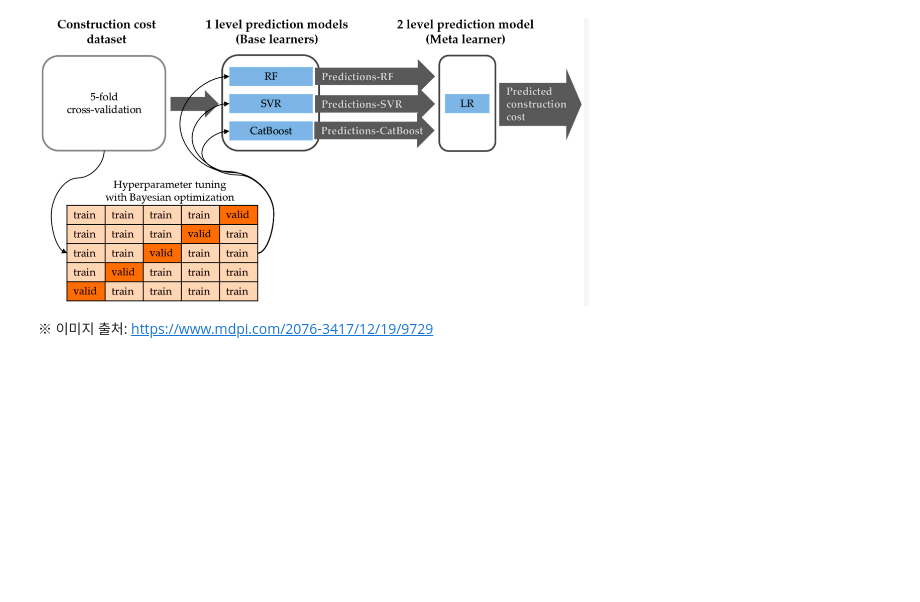
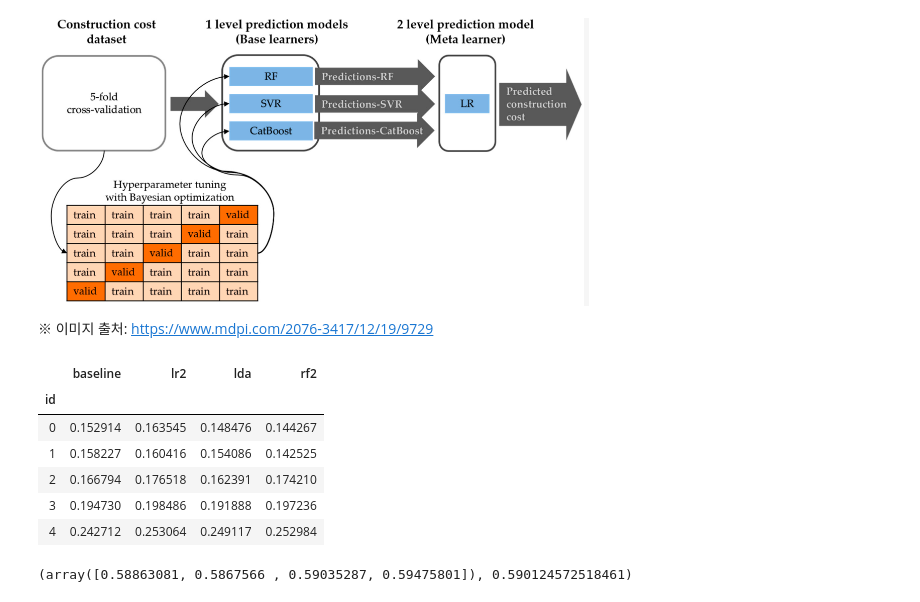
Before and after one commit to hulee1973/ds_lv3_2503_1, a Jupyter notebook: sec_ds_lv3_prob1_kaggle.ipynb, the cells around one changed output. Cells and saved outputs as stored; diff of their text form; code cells hidden in the pictures; blank space fills up the shorter version.

```diff
--- a/sec_ds_lv3_prob1_kaggle.ipynb
+++ b/sec_ds_lv3_prob1_kaggle.ipynb
@@ -445,21 +534,36 @@ model_list = [
 # %%
 # 1단계: Cross Validation 예측결과를 모아 메타 모델 학습을 위한 데이터셋을 만듭니다.
 
 # 메타 모델이 접하게되는 데이터는 1차 모델의 예측 결과 인데,
 # 일반화 성능을 높이려면 이 데이터의 분포가 학습하지 않았던 데이터의 분포와 비슷해야 합니다.
 # 학습에 사용되지 않았던 겹외셋의 예측 결과 사용하여,
 # 이렇게 데이터의 분포를 실제 예측시의 분포와 최대한 유사하게 해줍니다.
 from sklearn.model_selection import cross_val_predict
 
 model_list = [
     ('baseline', clf_lr), # LR + SFS
     ('lr2', clf_lr2), # LR.2: LR + feature PCA
     ('lda', clf_lda), # LDA
     ('rf2', clf_rf2), # RF + LDA
 ]
 
 # 메타모델 학습데이터의 입력을 만듭니다.
-# df_cv =
+df_cv = pd.concat([
+    pd.Series(
+        cross_val_predict(
+            clf, df_train[X_all], df_train['failure'], groups = df_train['product_code'], cv = gkf, method = 'predict_proba'
+        )[:, 1], index = df_train.index, name = name
+    ) for name, clf in model_list
+], axis = 1)
+df_cv.head()
+# %% [output]
+|  | baseline | lr2 | lda | rf2 |
+| id |  |  |  |  |
+| 0 | 0.152914 | 0.163545 | 0.148476 | 0.144267 |
+| 1 | 0.158227 | 0.160416 | 0.154086 | 0.142525 |
+| 2 | 0.166794 | 0.176518 | 0.162391 | 0.174210 |
+| 3 | 0.194730 | 0.198486 | 0.191888 | 0.197236 |
+| 4 | 0.242712 | 0.253064 | 0.249117 | 0.252984 |
 # %%
 # 메타 모델을 검증을 해봅니다.
 from sklearn.linear_model import LogisticRegression
@@ -470,7 +574,12 @@ from sklearn.model_selection import cross_val_score
 clf_meta_lr = LogisticRegression(solver='lbfgs')
 X_stk = ['baseline', 'lr2', 'lda', 'rf2']
 
-# scores =
+scores = cross_val_score(
+    clf_meta_lr, df_cv[X_stk], df_train['failure'], groups = df_train['product_code'], scoring = 'roc_auc', cv = gkf
+)
+scores, np.mean(scores)
+# %% [output]
+(array([0.58863081, 0.5867566 , 0.59035287, 0.59475801]), 0.590124572518461)
 # %%
 # 2단계 메타 모델을 학습 시키고, 예측해 봅니다.
 # 메타 모델 평가 데이터를 만듭니다. 1. 전체데이터로 기반 모델 학습 2. 평가 데이터에 대한 기반 모델 예측 결과 만들기
```
Also changed, not shown: parts of 19 cells of this notebook.
